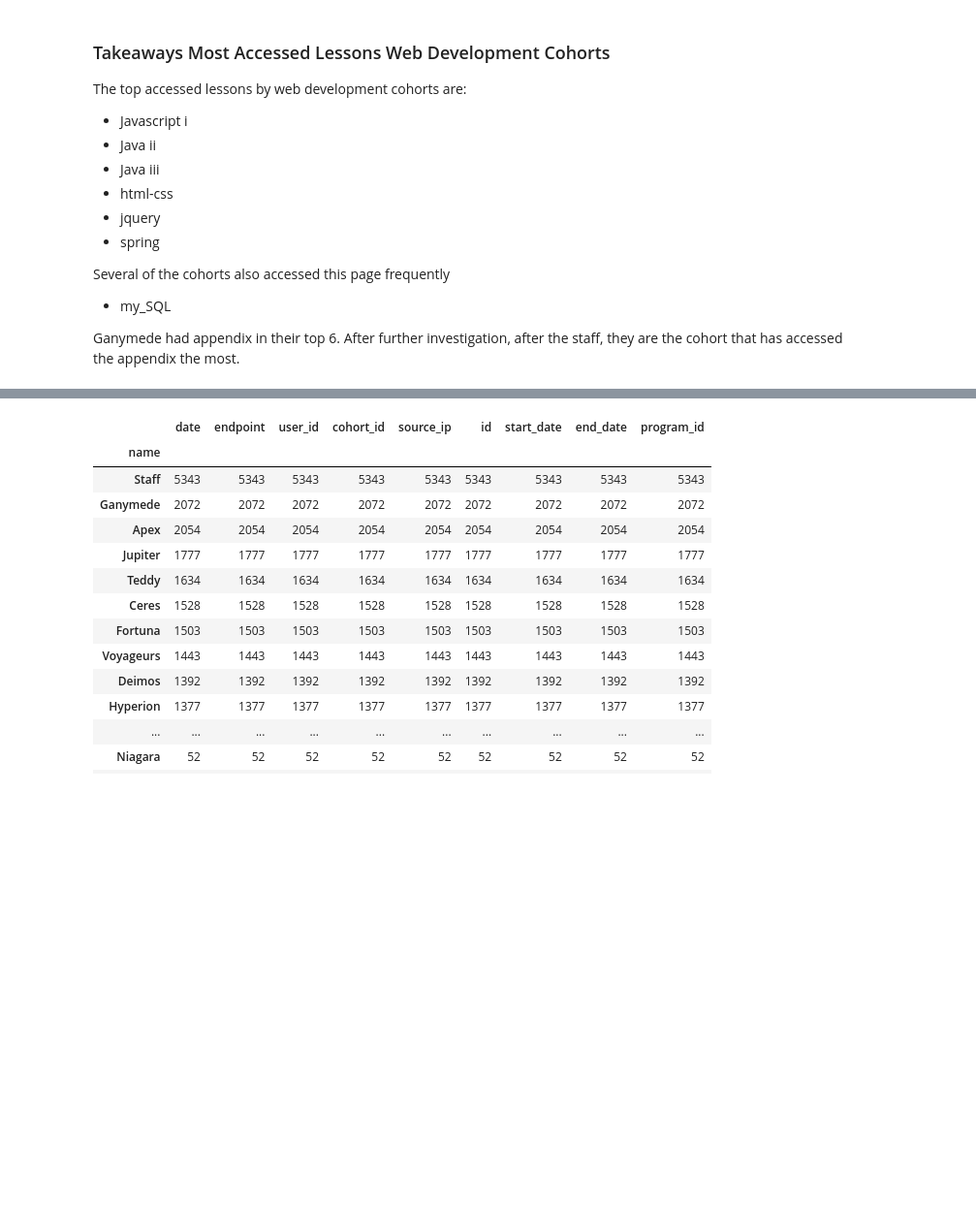
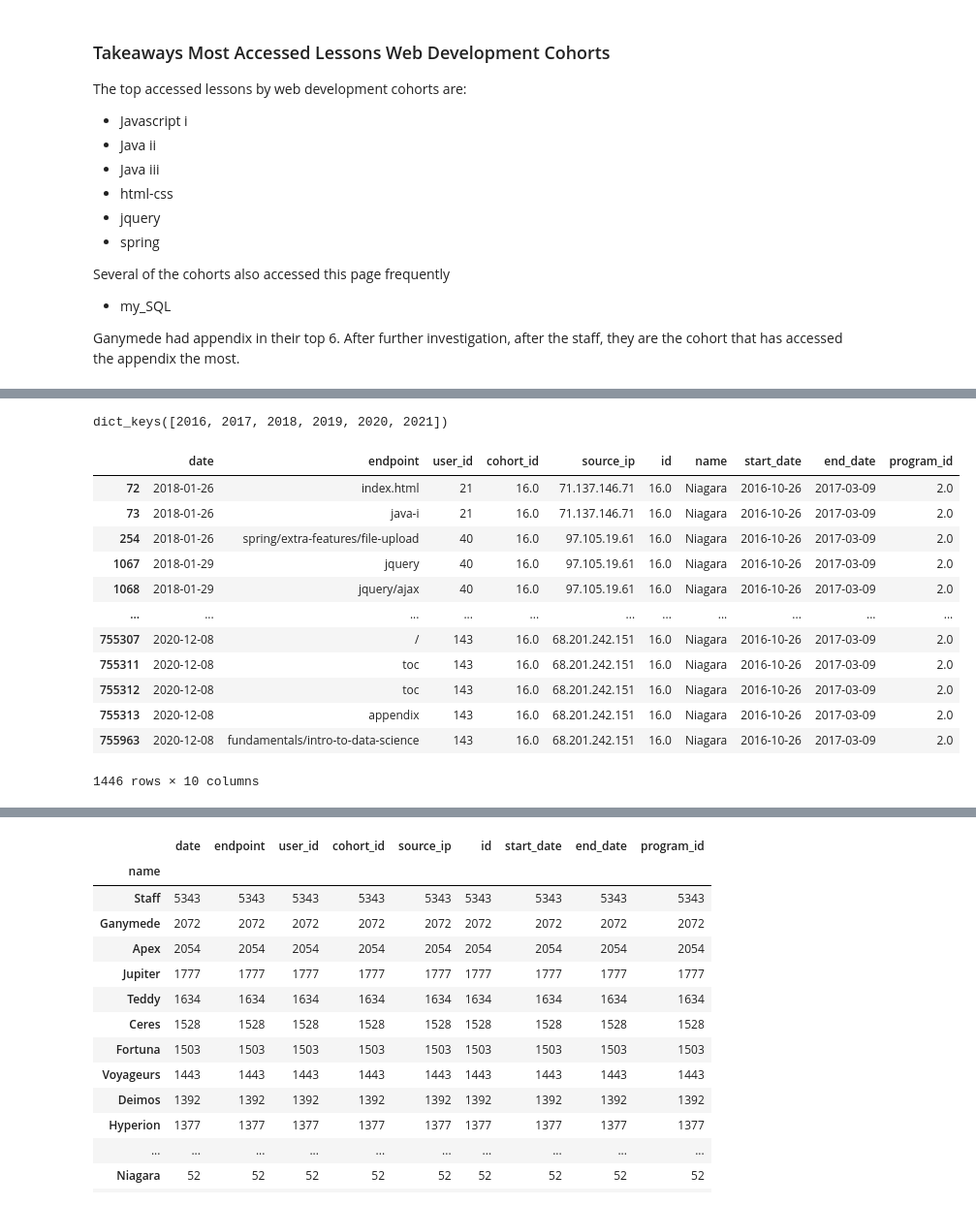
Before and after one commit to Florence-Team-8/anomaly-detection-project, a Jupyter notebook: heathers_notebook.ipynb, the cells around one changed output, grey strips where cells are left out. Shown: that part at 97% size. Drawn from its saved outputs; the diff is of its cells as text; code cells hidden in the pictures; blank space fills up the shorter version.

```diff
--- a/heathers_notebook.ipynb
+++ b/heathers_notebook.ipynb
@@ -494,0 +526,4 @@ Ganymede had appendix in their top 6. After further investigation, after the sta
+# %%
+df = get_joined_curriculum_data()
+# %%
+df = p.make_datetime(df, 'start_date')
@@ -494,0 +578,20 @@ Ganymede had appendix in their top 6. After further investigation, after the sta
+# %%
+students.keys()
+# %% [output]
+dict_keys([2016, 2017, 2018, 2019, 2020, 2021])
+# %%
+df[df.name.isin(['Niagara', 'Mammoth'])]
+# %% [output]
+|  | date | endpoint | user_id | cohort_id | source_ip | id | name | start_date | end_date | program_id |
+| 72 | 2018-01-26 | index.html | 21 | 16.0 | 71.137.146.71 | 16.0 | Niagara | 2016-10-26 | 2017-03-09 | 2.0 |
+| 73 | 2018-01-26 | java-i | 21 | 16.0 | 71.137.146.71 | 16.0 | Niagara | 2016-10-26 | 2017-03-09 | 2.0 |
+| 254 | 2018-01-26 | spring/extra-features/file-upload | 40 | 16.0 | 97.105.19.61 | 16.0 | Niagara | 2016-10-26 | 2017-03-09 | 2.0 |
+| 1067 | 2018-01-29 | jquery | 40 | 16.0 | 97.105.19.61 | 16.0 | Niagara | 2016-10-26 | 2017-03-09 | 2.0 |
+| 1068 | 2018-01-29 | jquery/ajax | 40 | 16.0 | 97.105.19.61 | 16.0 | Niagara | 2016-10-26 | 2017-03-09 | 2.0 |
+| ... | ... | ... | ... | ... | ... | ... | ... | ... | ... | ... |
+| 755307 | 2020-12-08 | / | 143 | 16.0 | 68.201.242.151 | 16.0 | Niagara | 2016-10-26 | 2017-03-09 | 2.0 |
+| 755311 | 2020-12-08 | toc | 143 | 16.0 | 68.201.242.151 | 16.0 | Niagara | 2016-10-26 | 2017-03-09 | 2.0 |
+| 755312 | 2020-12-08 | toc | 143 | 16.0 | 68.201.242.151 | 16.0 | Niagara | 2016-10-26 | 2017-03-09 | 2.0 |
+| 755313 | 2020-12-08 | appendix | 143 | 16.0 | 68.201.242.151 | 16.0 | Niagara | 2016-10-26 | 2017-03-09 | 2.0 |
+| 755963 | 2020-12-08 | fundamentals/intro-to-data-science | 143 | 16.0 | 68.201.242.151 | 16.0 | Niagara | 2016-10-26 | 2017-03-09 | 2.0 |
+1446 rows × 10 columns
```
Also changed, not shown: parts of 18 cells of this notebook.
